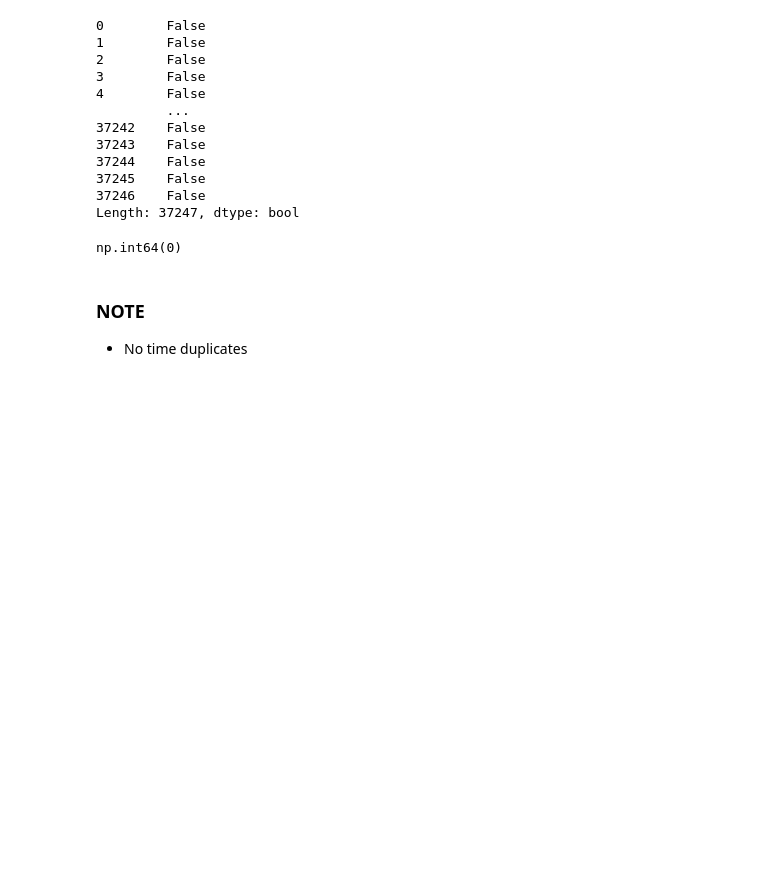
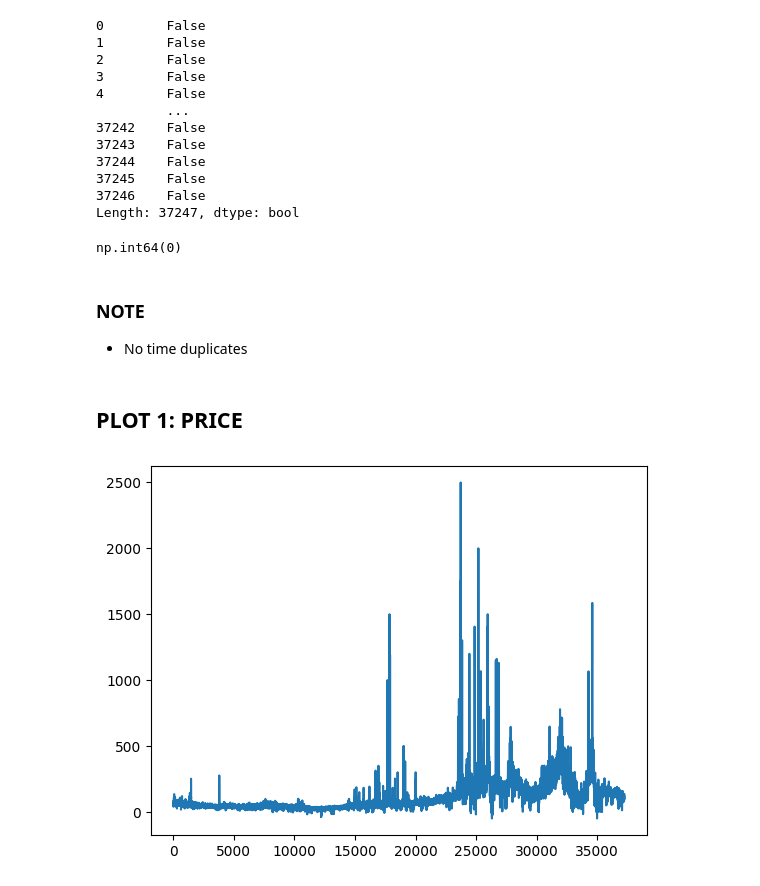
Before and after one commit to sameervk/OpenDataScienceSandbox, a Jupyter notebook: Forecasting/wind-energy-price-v0.ipynb, the cells around one changed output. Drawn from its saved outputs; the diff is of its cells as text; code cells hidden in the pictures; blank space fills up the shorter version.

Commit message:
WIP: wind energy price R&D

```diff
--- a/Forecasting/wind-energy-price-v0.ipynb
+++ b/Forecasting/wind-energy-price-v0.ipynb
@@ -255,6 +272,8 @@ df_copy.head(5)
 | 2 | 2019-01-01 02:00:00 | 46.23 | 13.943371 | 2019-01-01 02:00:00 |
 | 3 | 2019-01-01 03:00:00 | 44.10 | 13.288542 | 2019-01-01 03:00:00 |
 | 4 | 2019-01-01 04:00:00 | 44.41 | 10.449148 | 2019-01-01 04:00:00 |
+# %%
+df_copy.drop(columns=['test'], inplace=True)
 # %%
 def test_func(row,col_name):
     return row[col_name]
@@ -441,3 +460,10 @@ np.int64(0)
 # %% [markdown]
 ### NOTE
 * No time duplicates
+# %% [markdown]
+## PLOT 1: PRICE
+# %%
+plt.plot(df_copy['Price'])
+plt.show()
+# %% [output]
+[figure, added]
```
Also changed, not shown: parts of 72 cells of this notebook.
